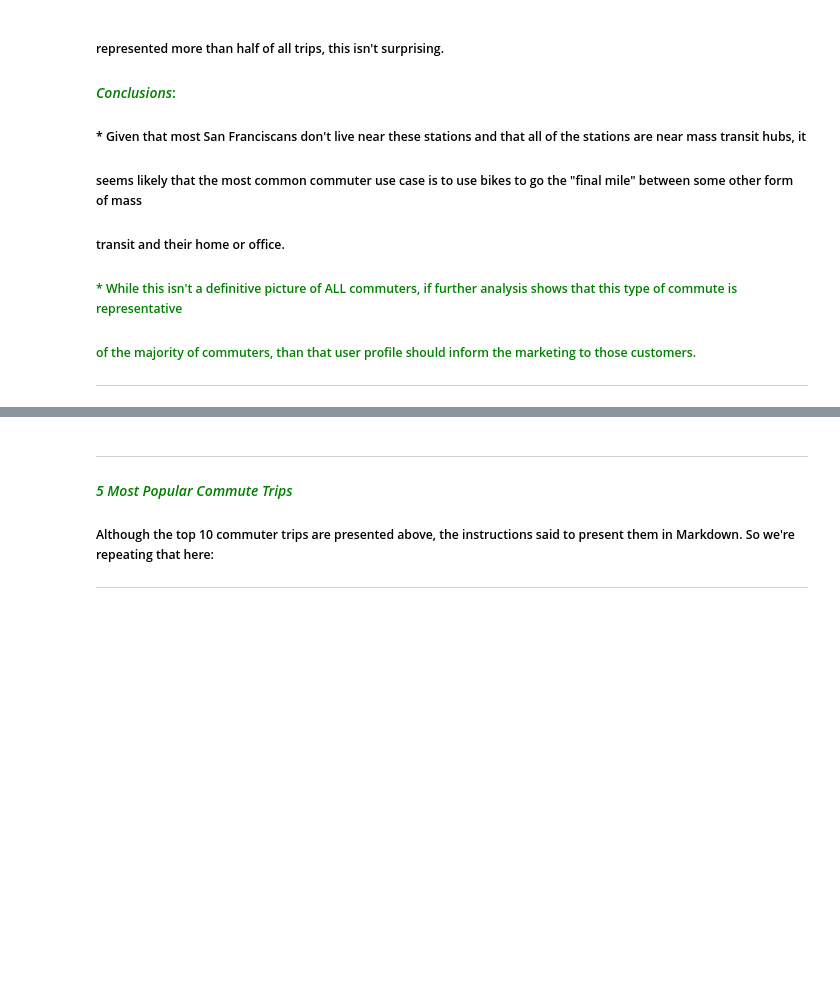
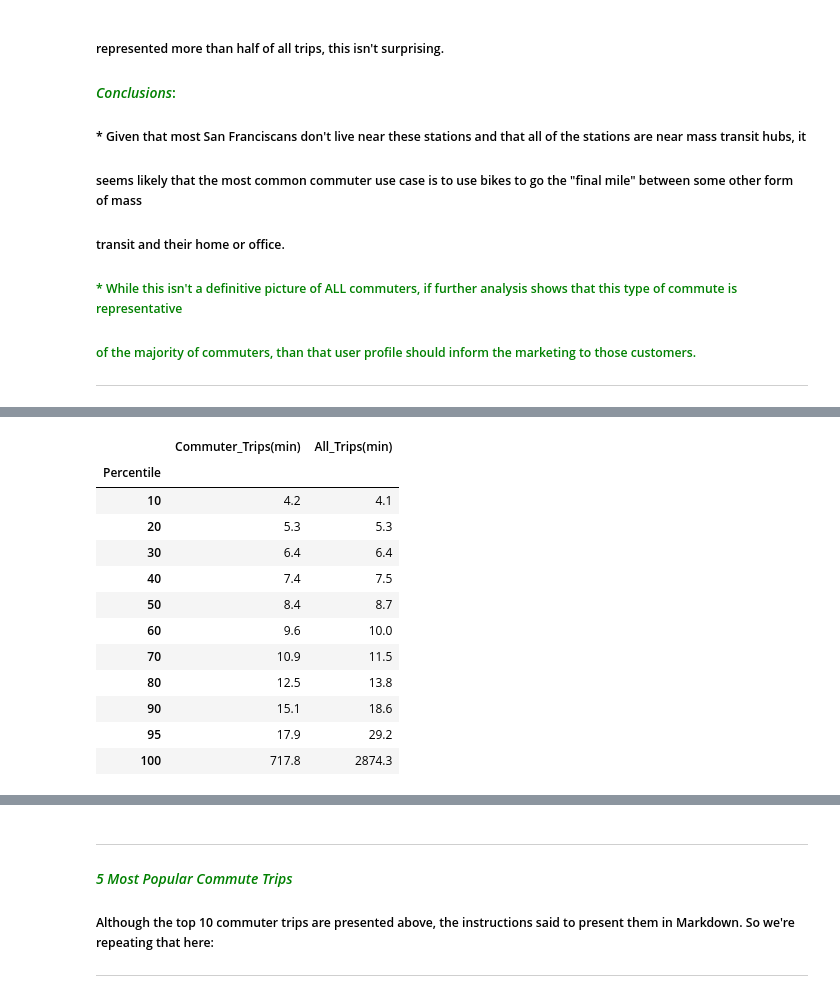
Before and after one commit to FuriousGeorge19/W205-project-1, a Jupyter notebook: Project_1.ipynb, the cells around one changed output, grey strips where cells are left out. Drawn from its saved outputs; the diff is of its cells as text; code cells hidden in the pictures; blank space fills up the shorter version.

```diff
--- a/Project_1.ipynb
+++ b/Project_1.ipynb
@@ -552,0 +612,16 @@ temp_df
+# %%
+percentiles_df.style.format({"Commuter_Trips(min)" : "{0:.1f}" ,"All_Trips(min)" : "{0:.1f}" })
+# %% [output]
+|  | Commuter_Trips(min) | All_Trips(min) |
+| Percentile |  |  |
+| 10 | 4.2 | 4.1 |
+| 20 | 5.3 | 5.3 |
+| 30 | 6.4 | 6.4 |
+| 40 | 7.4 | 7.5 |
+| 50 | 8.4 | 8.7 |
+| 60 | 9.6 | 10.0 |
+| 70 | 10.9 | 11.5 |
+| 80 | 12.5 | 13.8 |
+| 90 | 15.1 | 18.6 |
+| 95 | 17.9 | 29.2 |
+| 100 | 717.8 | 2874.3 |
```
Also changed, not shown: parts of 24 cells of this notebook.
